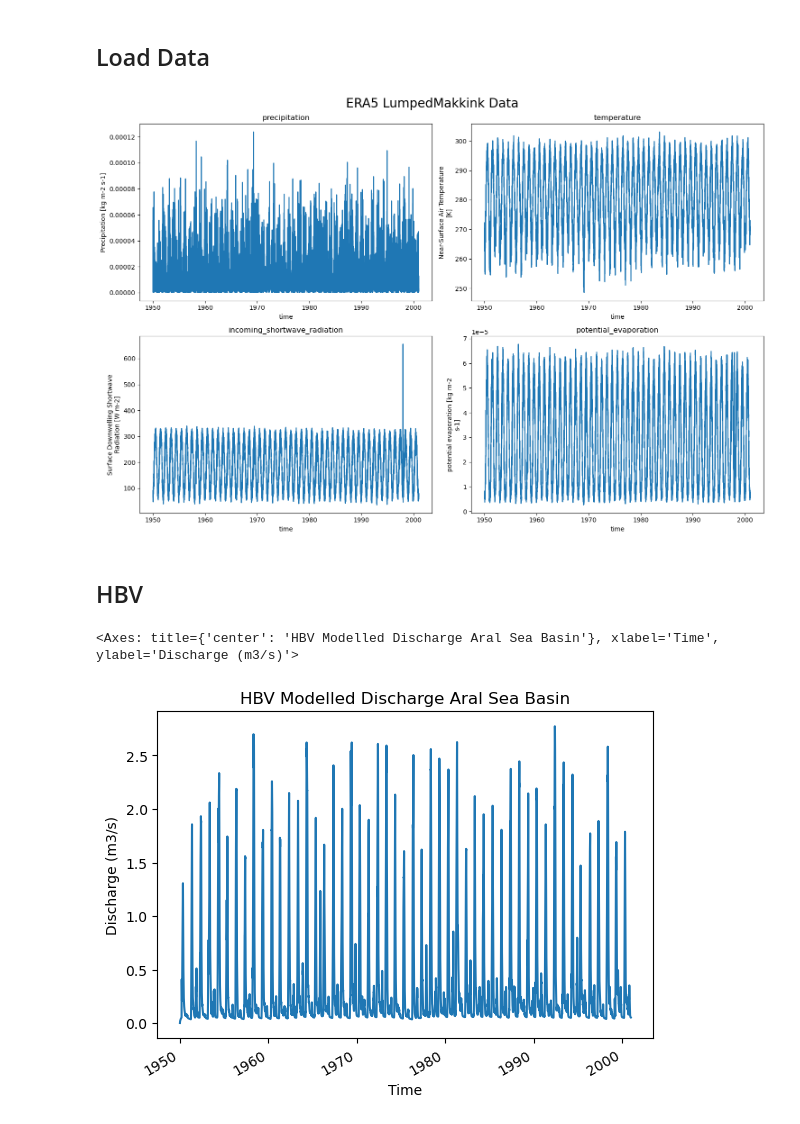
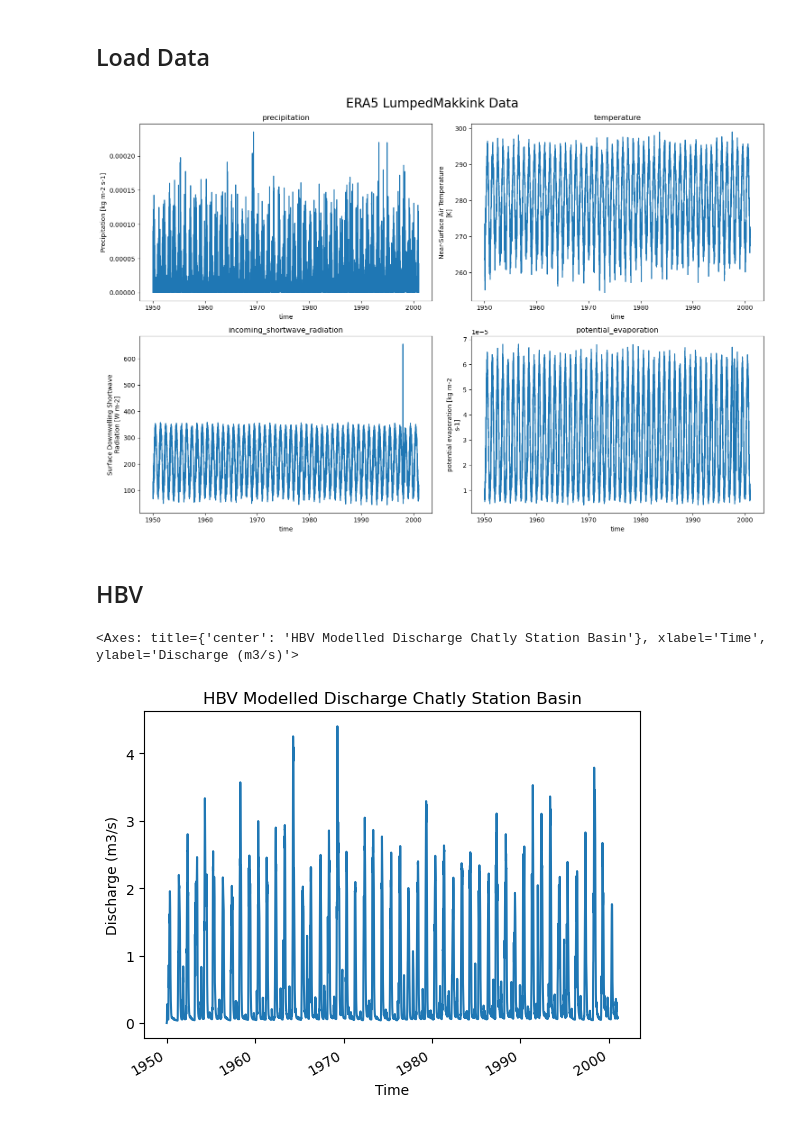
Before and after one commit to andrevdv/MSc_AralSea, a Jupyter notebook: book/thesis_projects/MSc/2025_Q1_AndreVanDerVeen_CEG/work_in_progress/Test_Aral/HBV_CHatly.ipynb, the cells around one changed output. Saved outputs shown, nothing was run; the diff lists cells and outputs as text; code cells hidden in the pictures.

Commit message:
update chatly

```diff
--- a/book/thesis_projects/MSc/2025_Q1_AndreVanDerVeen_CEG/work_in_progress/Test_Aral/HBV_CHatly.ipynb
+++ b/book/thesis_projects/MSc/2025_Q1_AndreVanDerVeen_CEG/work_in_progress/Test_Aral/HBV_CHatly.ipynb
@@ -24,7 +24,7 @@ from ewatercycle_leakybucket.model import LeakyBucket
 ## Load Data
 # %%
 # The name of the shapefile
-shape_file_name = "AralSeaBasin"  # river: Bedford Ouse at Roxton, England
+shape_file_name = "StationChatly-AmuDaryaBasin"  # river: Bedford Ouse at Roxton, England
 
 # The time-window of the experiment
 experiment_start_date = "1950-01-01T00:00:00Z"
@@ -39,7 +39,7 @@ forcing_path_ERA5 = (
     / "2025_Q1_AndreVanDerVeen_CEG"
     / "work_in_progress"
     / "Test_Aral"
-    / "forcing_Basin_HBV_5000"
+    / "forcing_AmuDaryaChatly_HBV_5000"
     / shape_file_name
     / "ERA5"
     / "own_shapefile"
@@ -79,7 +79,7 @@ for name, data in ERA5_data.items():
 plt.suptitle("ERA5 LumpedMakkink Data", fontsize=20)
 plt.tight_layout()
 # %% [output]
-[figure, old version]
+[figure, new version]
 # %% [markdown]
 ## HBV
 # %%
@@ -121,10 +121,10 @@ model.finalize()
 # %%
 model_output = pd.Series(data=Q_m, name="Modelled_discharge", index=time)
 # %%
-model_output.plot(title="HBV Modelled Discharge Aral Sea Basin", ylabel="Discharge (m3/s)", xlabel="Time")
+model_output.plot(title="HBV Modelled Discharge Chatly Station Basin", ylabel="Discharge (m3/s)", xlabel="Time")
 # %% [output]
-<Axes: title={'center': 'HBV Modelled Discharge Aral Sea Basin'}, xlabel='Time', ylabel='Discharge (m3/s)'>
+<Axes: title={'center': 'HBV Modelled Discharge Chatly Station Basin'}, xlabel='Time', ylabel='Discharge (m3/s)'>
-[figure, old version]
+[figure, new version]
 # %%
 #model_output.plot()
 
```
Also changed, not shown: parts of 6 cells of this notebook.
